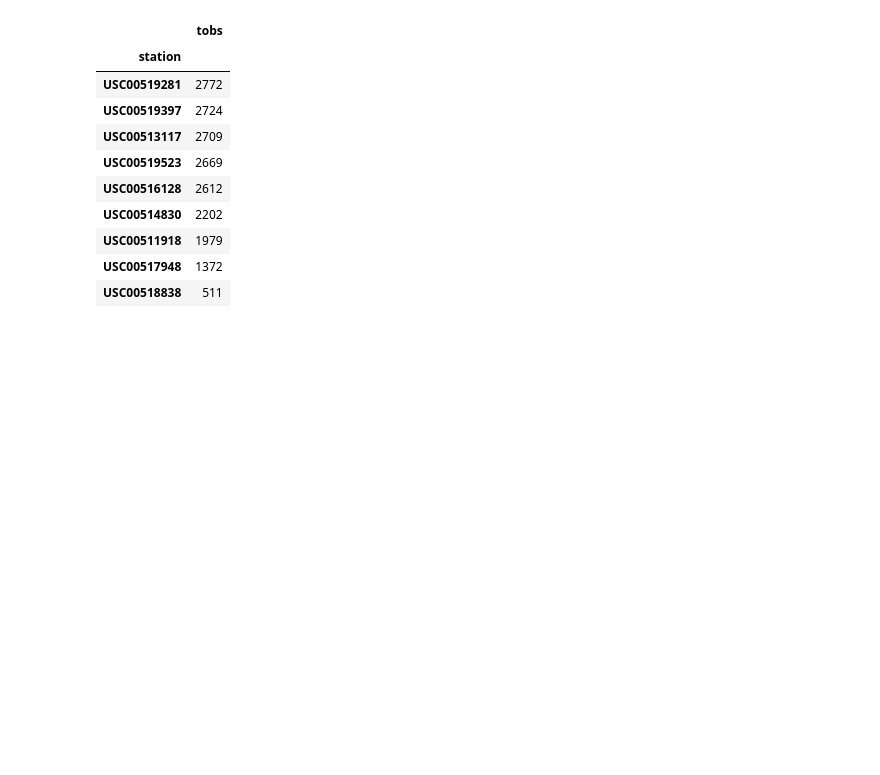
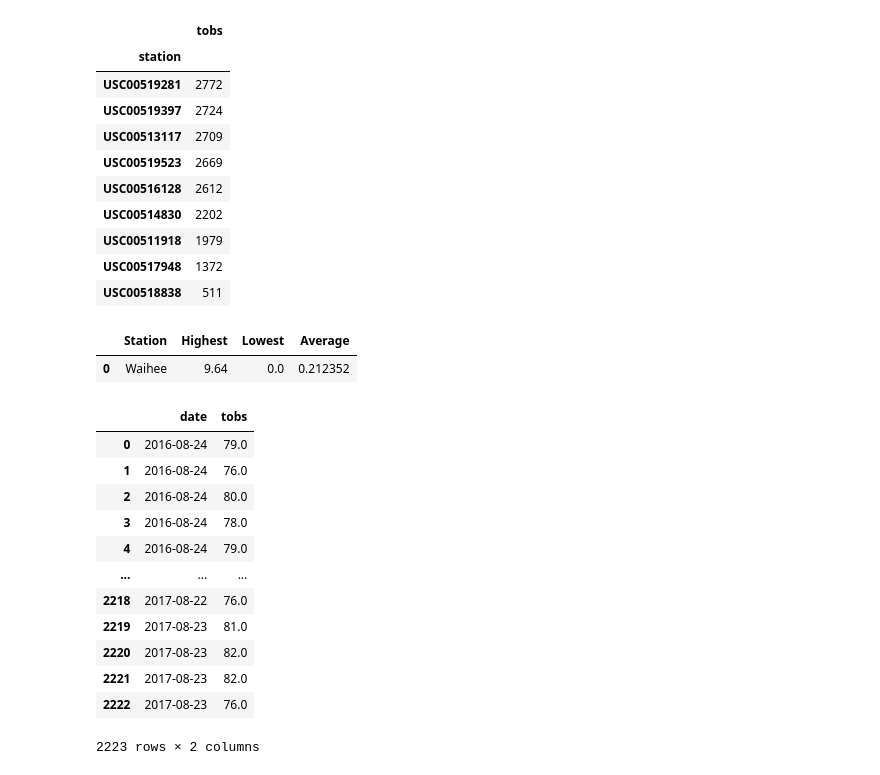
Before and after one commit to mel-c-lowe/SQLAlchemy_Challenge, a Jupyter notebook: SQL_Alchemy_Homework.ipynb, the cells around one changed output. Cells and saved outputs as stored; diff of their text form; code cells hidden in the pictures; blank space fills up the shorter version.

Commit message:
Waihee summary set up, need to redo with query vs pandas

```diff
--- a/SQL_Alchemy_Homework.ipynb
+++ b/SQL_Alchemy_Homework.ipynb
@@ -168,0 +182,35 @@ station_count
+# %%
+waihee_sum = pd.DataFrame({
+    "Station": [station],
+    "Highest": [highest],
+    "Lowest": [lowest],
+    "Average": [mean]
+})
+
+waihee_sum
+# %% [output]
+|  | Station | Highest | Lowest | Average |
+| 0 | Waihee | 9.64 | 0.0 | 0.212352 |
+# %%
+# Gather data for latest 12 months of tobs data in database
+working_data = session.query(Measurement.date, Measurement.tobs).\
+                filter(Measurement.date > '2016-08-23').order_by(Measurement.date).all()
+working_data
+
+# Load data into dataframe
+tobs_data = pd.DataFrame(working_data)
+tobs_data
+# %% [output]
+|  | date | tobs |
+| 0 | 2016-08-24 | 79.0 |
+| 1 | 2016-08-24 | 76.0 |
+| 2 | 2016-08-24 | 80.0 |
+| 3 | 2016-08-24 | 78.0 |
+| 4 | 2016-08-24 | 79.0 |
+| ... | ... | ... |
+| 2218 | 2017-08-22 | 76.0 |
+| 2219 | 2017-08-23 | 81.0 |
+| 2220 | 2017-08-23 | 82.0 |
+| 2221 | 2017-08-23 | 82.0 |
+| 2222 | 2017-08-23 | 76.0 |
+2223 rows × 2 columns
```
Also changed, not shown: parts of 3 cells of this notebook.
